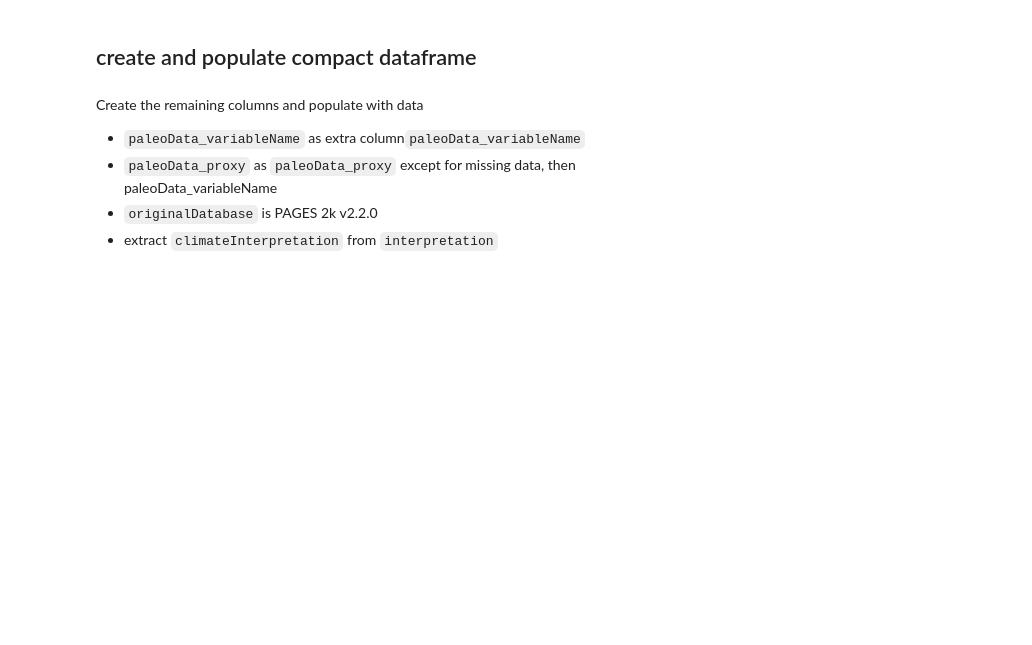
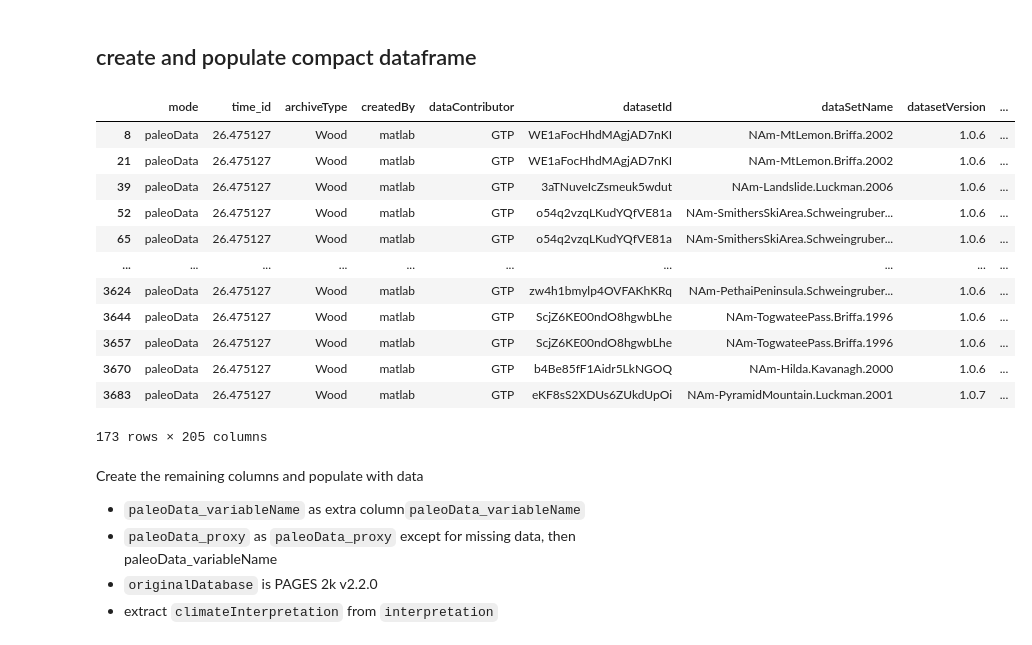
Before and after one commit to lluecke/dod2k, a Jupyter notebook: notebooks/load_pages2k.ipynb, the cells around one changed output. Drawn from its saved outputs; the diff is of its cells as text; code cells hidden in the pictures; blank space fills up the shorter version.

Commit message:
updated PAGES2k archiveType

````diff
--- a/notebooks/load_pages2k.ipynb
+++ b/notebooks/load_pages2k.ipynb
@@ -120,6 +120,26 @@ mapping:
   - ```yearUnits```               (no change)
 # %% [markdown]
 ## create and populate compact dataframe
+# %%
+tmp = df_orig[df_orig['paleoData_variableName']=='ARSTAN']
+# mask = tmp.apply(lambda col: col == 'Density').any(axis=1)
+
+# tmp[mask]
+tmp
+# %% [output]
+|  | mode | time_id | archiveType | createdBy | dataContributor | datasetId | dataSetName | datasetVersion | ... |
+| 8 | paleoData | 26.475127 | Wood | matlab | GTP | WE1aFocHhdMAgjAD7nKI | NAm-MtLemon.Briffa.2002 | 1.0.6 | ... |
+| 21 | paleoData | 26.475127 | Wood | matlab | GTP | WE1aFocHhdMAgjAD7nKI | NAm-MtLemon.Briffa.2002 | 1.0.6 | ... |
+| 39 | paleoData | 26.475127 | Wood | matlab | GTP | 3aTNuveIcZsmeuk5wdut | NAm-Landslide.Luckman.2006 | 1.0.6 | ... |
+| 52 | paleoData | 26.475127 | Wood | matlab | GTP | o54q2vzqLKudYQfVE81a | NAm-SmithersSkiArea.Schweingruber... | 1.0.6 | ... |
+| 65 | paleoData | 26.475127 | Wood | matlab | GTP | o54q2vzqLKudYQfVE81a | NAm-SmithersSkiArea.Schweingruber... | 1.0.6 | ... |
+| ... | ... | ... | ... | ... | ... | ... | ... | ... | ... |
+| 3624 | paleoData | 26.475127 | Wood | matlab | GTP | zw4h1bmylp4OVFAKhKRq | NAm-PethaiPeninsula.Schweingruber... | 1.0.6 | ... |
+| 3644 | paleoData | 26.475127 | Wood | matlab | GTP | ScjZ6KE00ndO8hgwbLhe | NAm-TogwateePass.Briffa.1996 | 1.0.6 | ... |
+| 3657 | paleoData | 26.475127 | Wood | matlab | GTP | ScjZ6KE00ndO8hgwbLhe | NAm-TogwateePass.Briffa.1996 | 1.0.6 | ... |
+| 3670 | paleoData | 26.475127 | Wood | matlab | GTP | b4Be85fF1Aidr5LkNGOQ | NAm-Hilda.Kavanagh.2000 | 1.0.6 | ... |
+| 3683 | paleoData | 26.475127 | Wood | matlab | GTP | eKF8sS2XDUs6ZUkdUpOi | NAm-PyramidMountain.Luckman.2001 | 1.0.7 | ... |
+173 rows × 205 columns
 # %%
 df_compact = df_orig[['archiveType',  'dataSetName', 'datasetId',  'geo_meanElev', 'geo_meanLat',
                       'geo_meanLon', 'geo_siteName', 'paleoData_notes',
````
Also changed, not shown: parts of 4 cells of this notebook, 8 other files.
